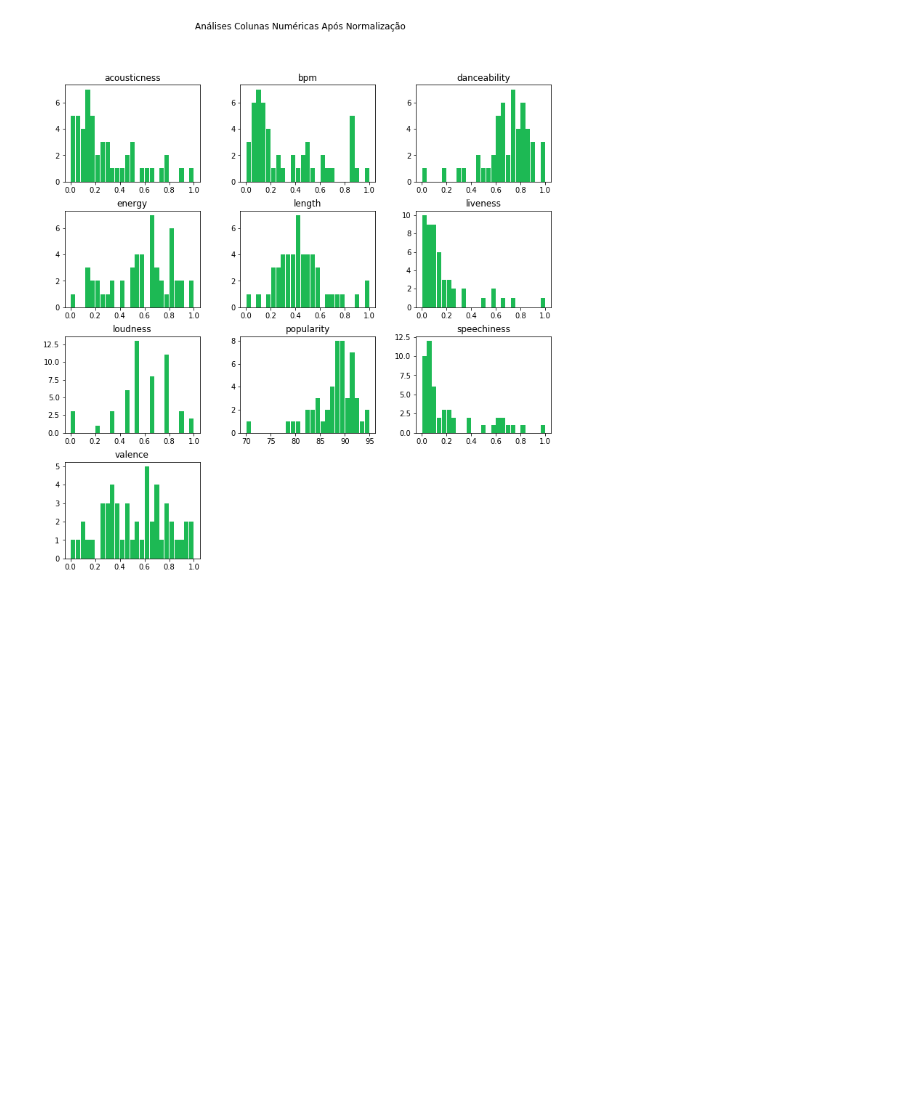
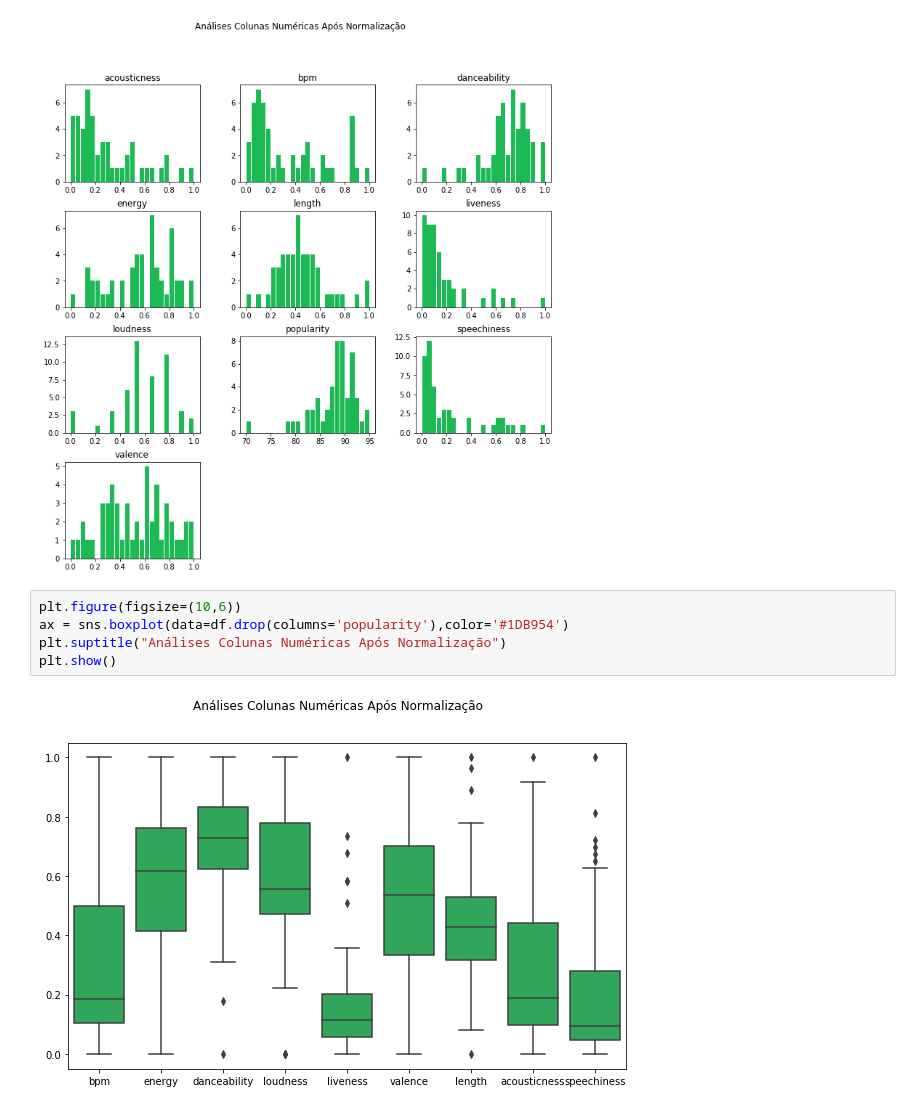
Before and after one commit to raquelcreis/spotifyTop50-2019, a Jupyter notebook: notebook.ipynb, the cells around one changed output. Cells and saved outputs as stored; diff of their text form; blank space fills up the shorter version.

Commit message:
boxplot pos normalização

```diff
--- a/notebook.ipynb
+++ b/notebook.ipynb
@@ -159,3 +159,10 @@ plt.suptitle("Análises Colunas Numéricas Após Normalização")
 plt.show()
 # %% [output]
 [figure]
+# %%
+plt.figure(figsize=(10,6))
+ax = sns.boxplot(data=df.drop(columns='popularity'),color='#1DB954')
+plt.suptitle("Análises Colunas Numéricas Após Normalização")
+plt.show()
+# %% [output]
+[figure, added]
```
Also changed, not shown: parts of 1 cell of this notebook.
